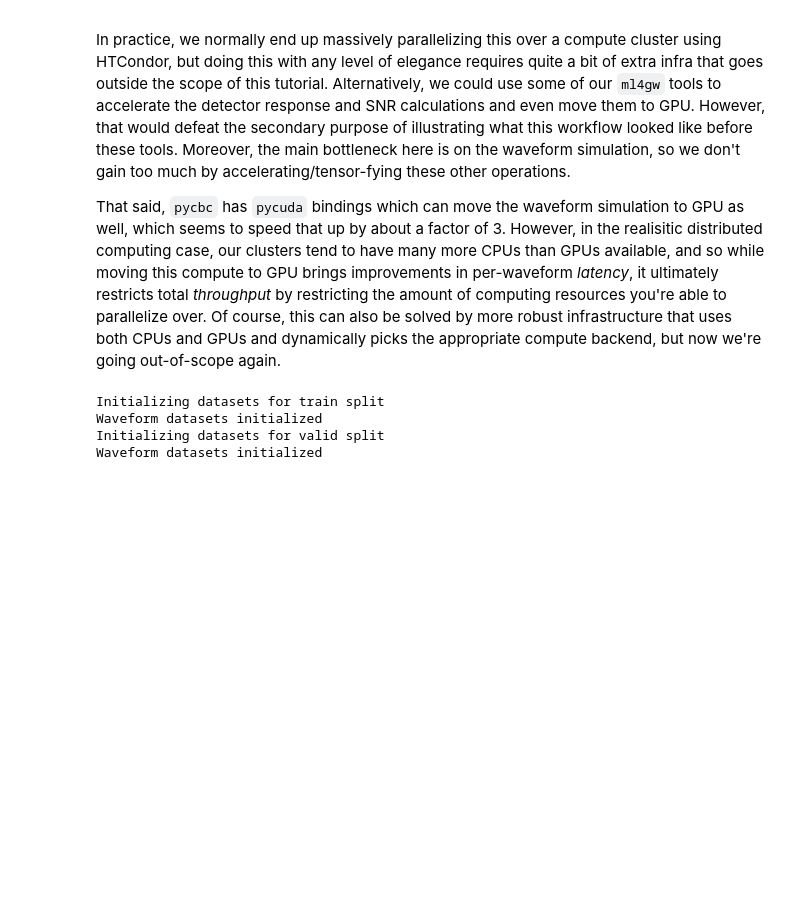
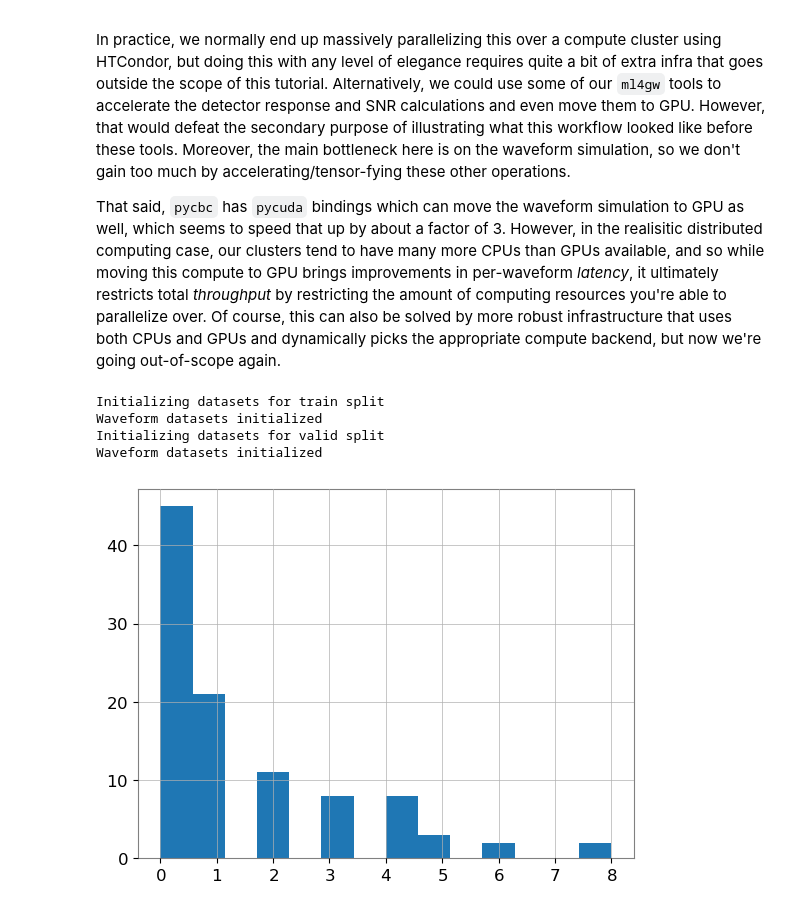
Before and after one commit to alecgunny/adass-2023-ml4gw-demo, a Jupyter notebook: data.ipynb, the cells around one changed output. Drawn from its saved outputs; the diff is of its cells as text; code cells hidden in the pictures; blank space fills up the shorter version.

```diff
--- a/data.ipynb
+++ b/data.ipynb
@@ -221,7 +219,17 @@ class WaveformSampler:
             polarization=Uniform(0, np.pi)
         ))
 
+    def convert_to_detector_frame(self, **params):
+        converted = {}
+        for k, v in params.items():
+            if k.startswith("mass"):
+                converted[k] = v * (1 + params["redshift"])
+            else:
+                converted[k] = v
+        return converted
+
     def generate_waveform(self, **params):
+        params = self.convert_to_detector_frame(**params)
         hp, hc = get_td_waveform(
             **params,
             delta_t=self.delta_t,
@@ -435,6 +443,19 @@ sampler = TestWaveformSampler(
     highpass=32,
     **psds
 )
+# %%
+from tqdm import trange
+
+rejects = []
+t_gps = to_gps(start_date).gpsSeconds
+for i in trange(100):
+    *_, num_rejected = sampler(t_gps)
+    rejects.append(num_rejected)
+# %%
+import matplotlib.pyplot as plt
+_ = plt.hist(rejects, bins=14)
+# %% [output]
+[figure, added]
 # %%
 spacing = 16
 f = h5py.File("data/signals.hdf5", "a")
```
Also changed, not shown: parts of 1 cell of this notebook, 9 other files.
